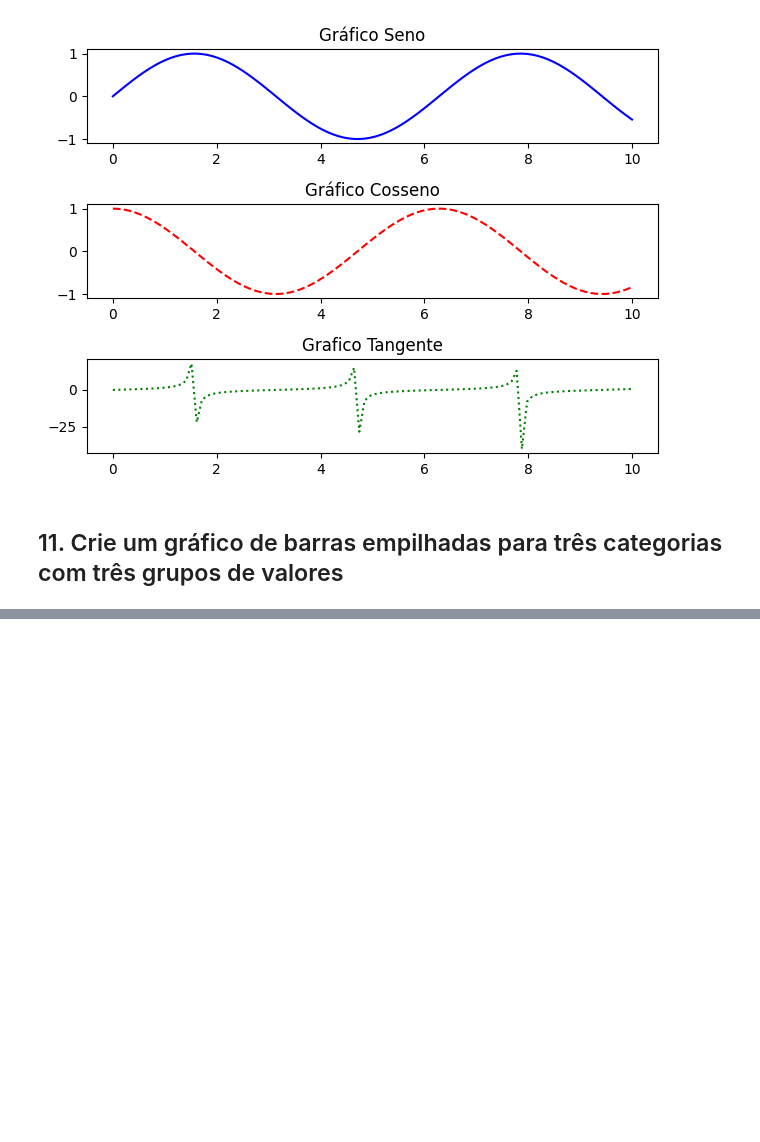
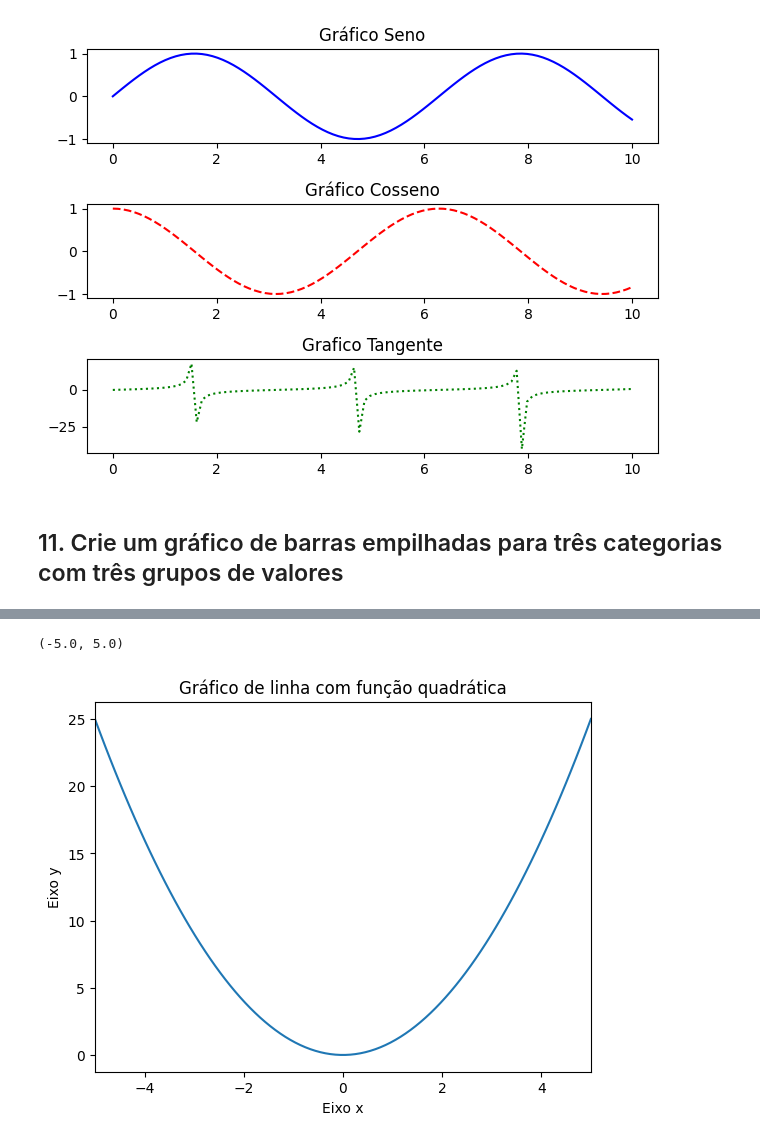
Before and after one commit to DaviFerreira0106/notebooks-inteligenciaArtificial, a Jupyter notebook: Exercicios_MatplotLib.ipynb, the cells around one changed output, grey strips where cells are left out. Drawn from its saved outputs; the diff is of its cells as text; code cells hidden in the pictures; blank space fills up the shorter version.

```diff
--- a/Exercicios_MatplotLib.ipynb
+++ b/Exercicios_MatplotLib.ipynb
@@ -165,0 +190,15 @@ categorias = ['A', 'B', 'C']
+# %%
+import matplotlib.pyplot as plt
+import numpy as np
+
+x = np.linspace(-5, 5, 100)
+y = x**2
+
+plt.plot(x, y)
+plt.title('Gráfico de linha com função quadrática')
+plt.xlabel('Eixo x')
+plt.ylabel('Eixo y')
+plt.xlim(-5, 5)
+# %% [output]
+(-5.0, 5.0)
+[figure, added]
```
Also changed, not shown: parts of 19 cells of this notebook.
